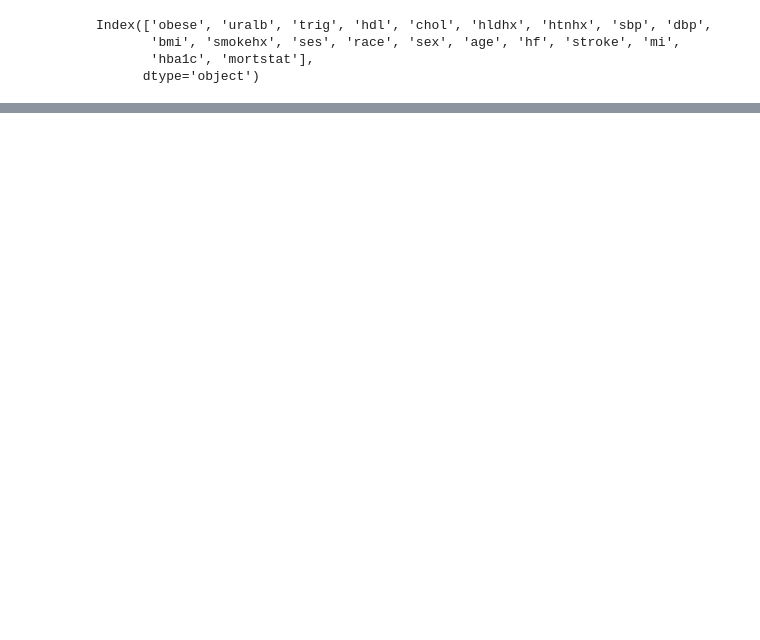
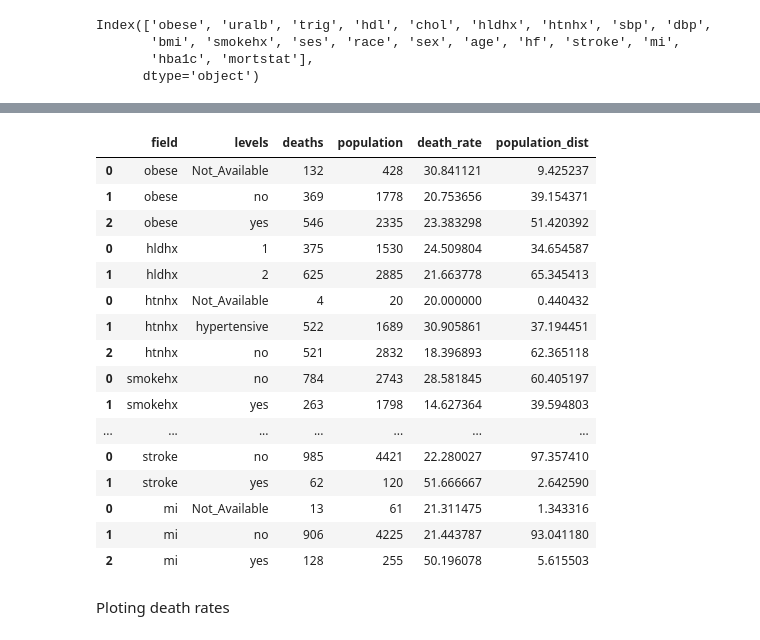
Before and after one commit to jibinmathew69/Nhanes, a Jupyter notebook: Nhanes3.ipynb, the cells around one changed output, grey strips where cells are left out. Cells and saved outputs as stored; diff of their text form; code cells hidden in the pictures; blank space fills up the shorter version.

Commit message:
Add Event rate

```diff
--- a/Nhanes3.ipynb
+++ b/Nhanes3.ipynb
@@ -313,0 +320,5 @@ Index(['obese', 'uralb', 'trig', 'hdl', 'chol', 'hldhx', 'htnhx', 'sbp', 'dbp',
+# %%
+data['mortstat'] = data['mortstat'].map({
+    'alive' : 0,
+    'dead' : 1
+})
@@ -313,0 +331,37 @@ Index(['obese', 'uralb', 'trig', 'hdl', 'chol', 'hldhx', 'htnhx', 'sbp', 'dbp',
+# %%
+categorical_columns = list(categorical_columns)
+categorical_columns.remove('mortstat')
+# %%
+er_data = pd.DataFrame()
+for column in categorical_columns:
+    groupby_data = data[[column] + ['mortstat']].groupby(column).agg({'mortstat' : ['sum', 'count']})
+    groupby_data.columns = ['deaths', 'population']
+    groupby_data.reset_index(inplace=True)
+    groupby_data['event_rate'] = 100*groupby_data['deaths']/groupby_data['population']
+    groupby_data['population_dist'] = 100*groupby_data['population']/ groupby_data['population'].sum()
+    groupby_data.columns = ['levels', 'deaths', 'population', 'death_rate', 'population_dist']
+    groupby_data['field'] = column
+    er_data = er_data.append(groupby_data)
+er_data = er_data[['field', 'levels', 'deaths', 'population', 'death_rate', 'population_dist']]
+# %%
+er_data
+# %% [output]
+|  | field | levels | deaths | population | death_rate | population_dist |
+| 0 | obese | Not_Available | 132 | 428 | 30.841121 | 9.425237 |
+| 1 | obese | no | 369 | 1778 | 20.753656 | 39.154371 |
+| 2 | obese | yes | 546 | 2335 | 23.383298 | 51.420392 |
+| 0 | hldhx | 1 | 375 | 1530 | 24.509804 | 34.654587 |
+| 1 | hldhx | 2 | 625 | 2885 | 21.663778 | 65.345413 |
+| 0 | htnhx | Not_Available | 4 | 20 | 20.000000 | 0.440432 |
+| 1 | htnhx | hypertensive | 522 | 1689 | 30.905861 | 37.194451 |
+| 2 | htnhx | no | 521 | 2832 | 18.396893 | 62.365118 |
+| 0 | smokehx | no | 784 | 2743 | 28.581845 | 60.405197 |
+| 1 | smokehx | yes | 263 | 1798 | 14.627364 | 39.594803 |
+| ... | ... | ... | ... | ... | ... | ... |
+| 0 | stroke | no | 985 | 4421 | 22.280027 | 97.357410 |
+| 1 | stroke | yes | 62 | 120 | 51.666667 | 2.642590 |
+| 0 | mi | Not_Available | 13 | 61 | 21.311475 | 1.343316 |
+| 1 | mi | no | 906 | 4225 | 21.443787 | 93.041180 |
+| 2 | mi | yes | 128 | 255 | 50.196078 | 5.615503 |
+# %% [markdown]
+Ploting death rates
```
Also changed, not shown: parts of 23 cells of this notebook.
